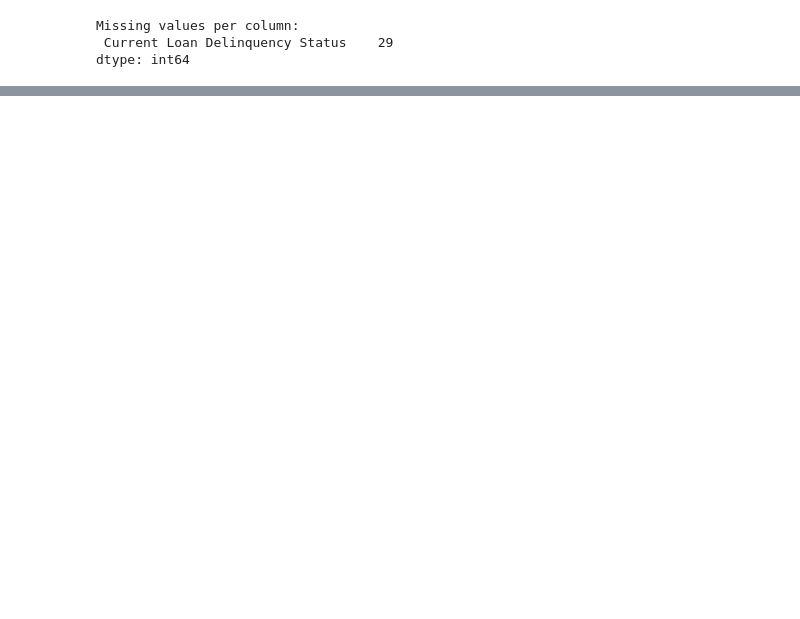
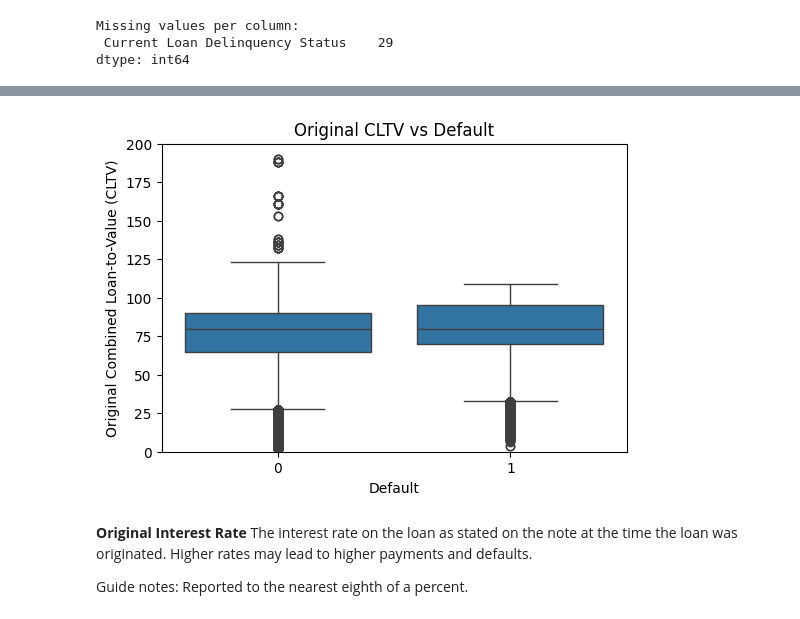
Before and after one commit to divija-rao/MBS_RiskManagement, a Jupyter notebook: regression_eda.ipynb, the cells around one changed output, grey strips where cells are left out. Cells and saved outputs as stored; diff of their text form; code cells hidden in the pictures; blank space fills up the shorter version.

```diff
--- a/regression_eda.ipynb
+++ b/regression_eda.ipynb
@@ -55,0 +126,20 @@ dtype: int64
+# %%
+# Clean Original Combined Loan-to-Value (CLTV)
+data['Original Combined Loan-to-Value (CLTV)'] = pd.to_numeric(data['Original Combined Loan-to-Value (CLTV)'], errors='coerce')
+data['Original Combined Loan-to-Value (CLTV)'] = data['Original Combined Loan-to-Value (CLTV)'].apply(
+    lambda x: 999 if pd.isna(x) else x
+)
+# %%
+# Original CLTV vs Default
+plt.figure(figsize=(6, 4))
+sns.boxplot(x='Default', y='Original Combined Loan-to-Value (CLTV)', data=data[data['Original Combined Loan-to-Value (CLTV)'] != 999])  # Exclude missing (999)
+plt.title('Original CLTV vs Default')
+plt.ylim(0, 200)  # Reasonable upper limit for CLTV
+plt.show()
+# %% [output]
+[figure, added]
+# %% [markdown]
+**Original Interest Rate**
+The interest rate on the loan as stated on the note at the time the loan was originated. Higher rates may lead to higher payments and defaults.
+
+Guide notes: Reported to the nearest eighth of a percent.
```
Also changed, not shown: parts of 40 cells of this notebook.
